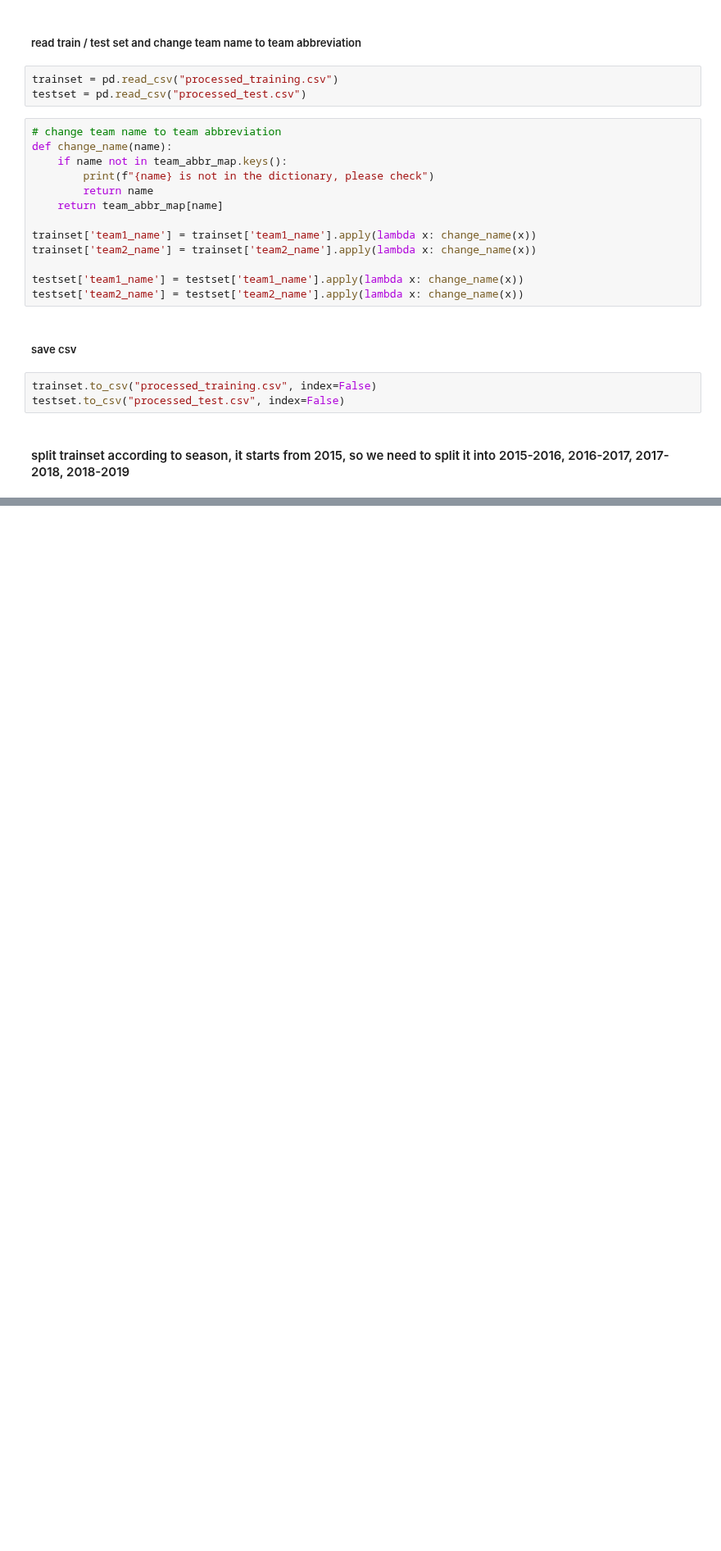
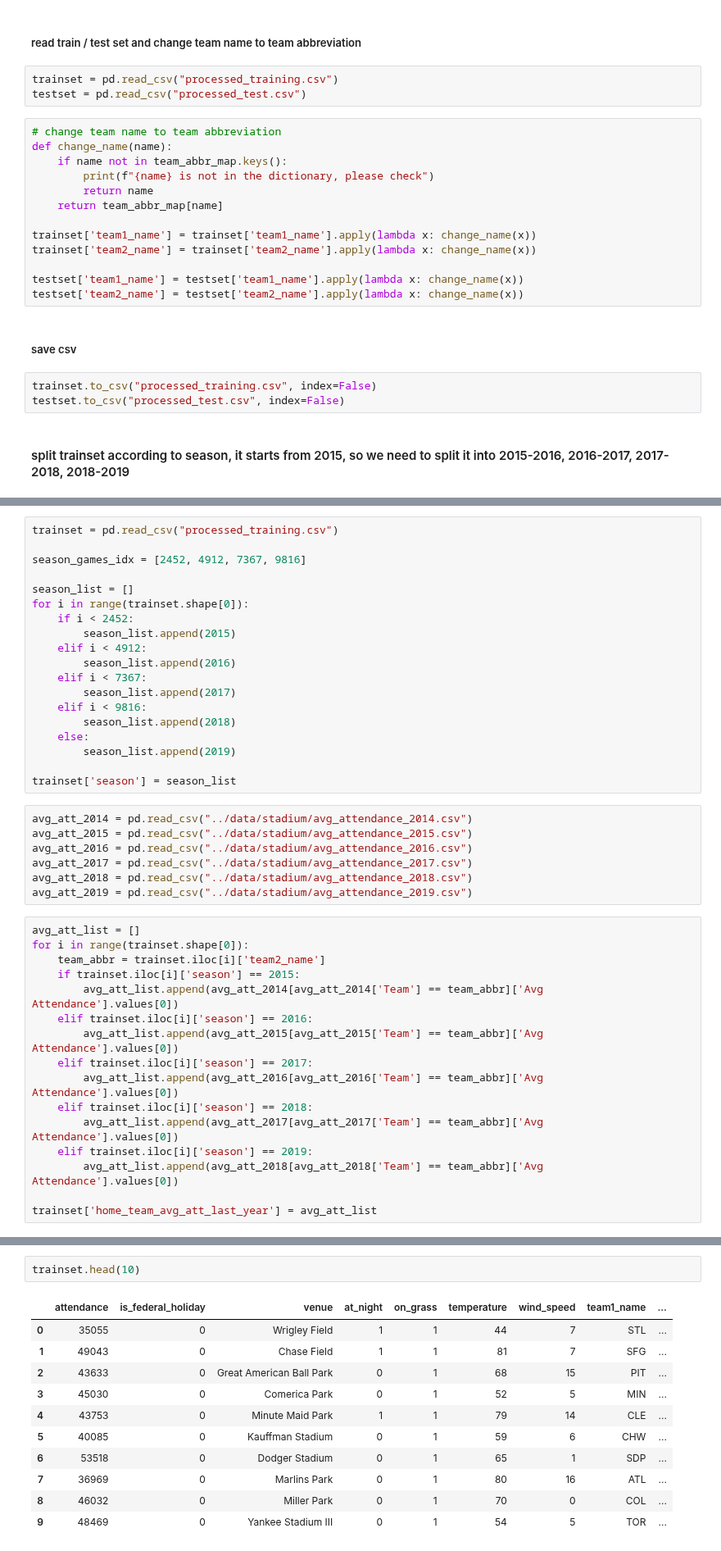
Before and after one commit to RDOGS-Friendz/SLDL-MLB-ATT-Prediction, a Jupyter notebook: statistical-learning/data_cleaning.ipynb, the cells around one changed output, grey strips where cells are left out. Shown at 82% size. Saved outputs shown, nothing was run; the diff lists cells and outputs as text; blank space fills up the shorter version.

Commit message:
finish: data preprocessing

```diff
--- a/statistical-learning/data_cleaning.ipynb
+++ b/statistical-learning/data_cleaning.ipynb
@@ -312,0 +307,42 @@ season_games_idx = [2452, 4912, 7367, 9816]
+# %%
+trainset = pd.read_csv("processed_training.csv")
+
+season_games_idx = [2452, 4912, 7367, 9816]
+
+season_list = []
+for i in range(trainset.shape[0]):
+    if i < 2452:
+        season_list.append(2015)
+    elif i < 4912:
+        season_list.append(2016)
+    elif i < 7367:
+        season_list.append(2017)
+    elif i < 9816:
+        season_list.append(2018)
+    else:
+        season_list.append(2019)
+
+trainset['season'] = season_list
+# %%
+avg_att_2014 = pd.read_csv("../data/stadium/avg_attendance_2014.csv")
+avg_att_2015 = pd.read_csv("../data/stadium/avg_attendance_2015.csv")
+avg_att_2016 = pd.read_csv("../data/stadium/avg_attendance_2016.csv")
+avg_att_2017 = pd.read_csv("../data/stadium/avg_attendance_2017.csv")
+avg_att_2018 = pd.read_csv("../data/stadium/avg_attendance_2018.csv")
+avg_att_2019 = pd.read_csv("../data/stadium/avg_attendance_2019.csv")
+# %%
+avg_att_list = []
+for i in range(trainset.shape[0]):
+    team_abbr = trainset.iloc[i]['team2_name']
+    if trainset.iloc[i]['season'] == 2015:
+        avg_att_list.append(avg_att_2014[avg_att_2014['Team'] == team_abbr]['Avg Attendance'].values[0])
+    elif trainset.iloc[i]['season'] == 2016:
+        avg_att_list.append(avg_att_2015[avg_att_2015['Team'] == team_abbr]['Avg Attendance'].values[0])
+    elif trainset.iloc[i]['season'] == 2017:
+        avg_att_list.append(avg_att_2016[avg_att_2016['Team'] == team_abbr]['Avg Attendance'].values[0])
+    elif trainset.iloc[i]['season'] == 2018:
+        avg_att_list.append(avg_att_2017[avg_att_2017['Team'] == team_abbr]['Avg Attendance'].values[0])
+    elif trainset.iloc[i]['season'] == 2019:
+        avg_att_list.append(avg_att_2018[avg_att_2018['Team'] == team_abbr]['Avg Attendance'].values[0])
+
+trainset['home_team_avg_att_last_year'] = avg_att_list
@@ -312,0 +398,14 @@ season_games_idx = [2452, 4912, 7367, 9816]
+# %%
+trainset.head(10)
+# %% [output]
+|  | attendance | is_federal_holiday | venue | at_night | on_grass | temperature | wind_speed | team1_name | ... |
+| 0 | 35055 | 0 | Wrigley Field | 1 | 1 | 44 | 7 | STL | ... |
+| 1 | 49043 | 0 | Chase Field | 1 | 1 | 81 | 7 | SFG | ... |
+| 2 | 43633 | 0 | Great American Ball Park | 0 | 1 | 68 | 15 | PIT | ... |
+| 3 | 45030 | 0 | Comerica Park | 0 | 1 | 52 | 5 | MIN | ... |
+| 4 | 43753 | 0 | Minute Maid Park | 1 | 1 | 79 | 14 | CLE | ... |
+| 5 | 40085 | 0 | Kauffman Stadium | 0 | 1 | 59 | 6 | CHW | ... |
+| 6 | 53518 | 0 | Dodger Stadium | 0 | 1 | 65 | 1 | SDP | ... |
+| 7 | 36969 | 0 | Marlins Park | 0 | 1 | 80 | 16 | ATL | ... |
+| 8 | 46032 | 0 | Miller Park | 0 | 1 | 70 | 0 | COL | ... |
+| 9 | 48469 | 0 | Yankee Stadium III | 0 | 1 | 54 | 5 | TOR | ... |
```
Also changed, not shown: parts of 16 cells of this notebook, 2 other files.
